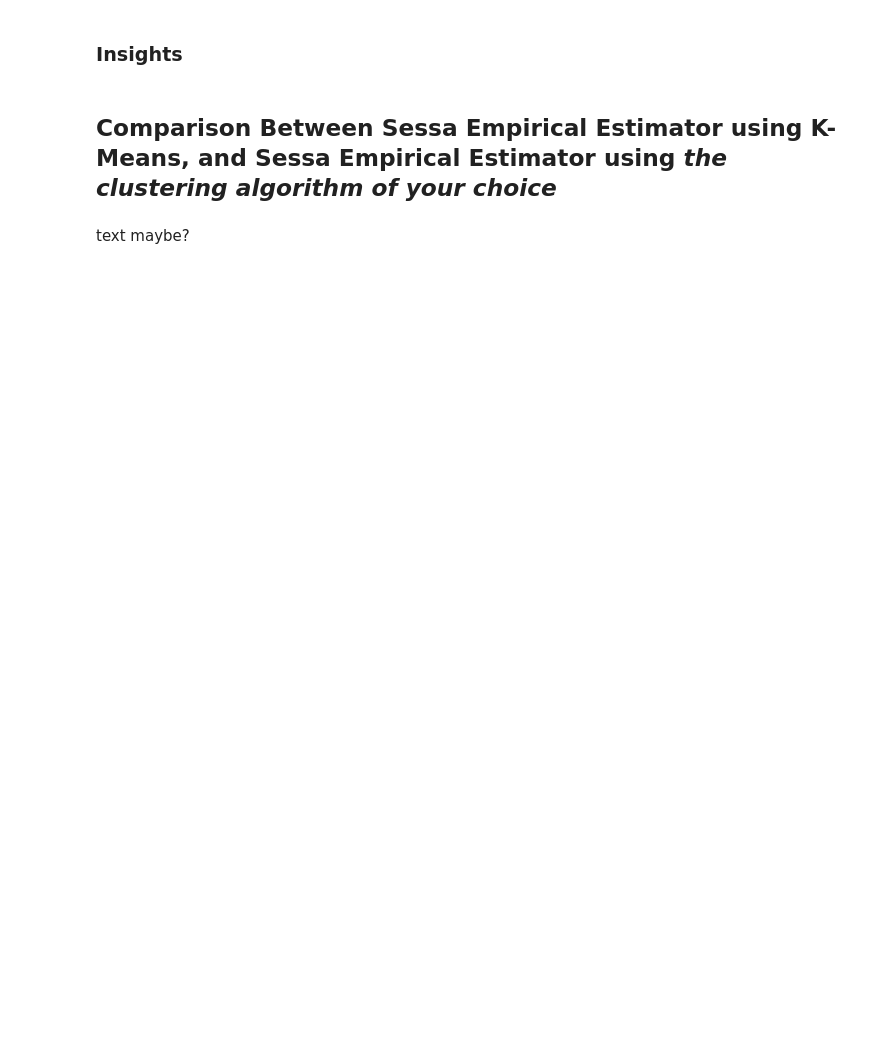
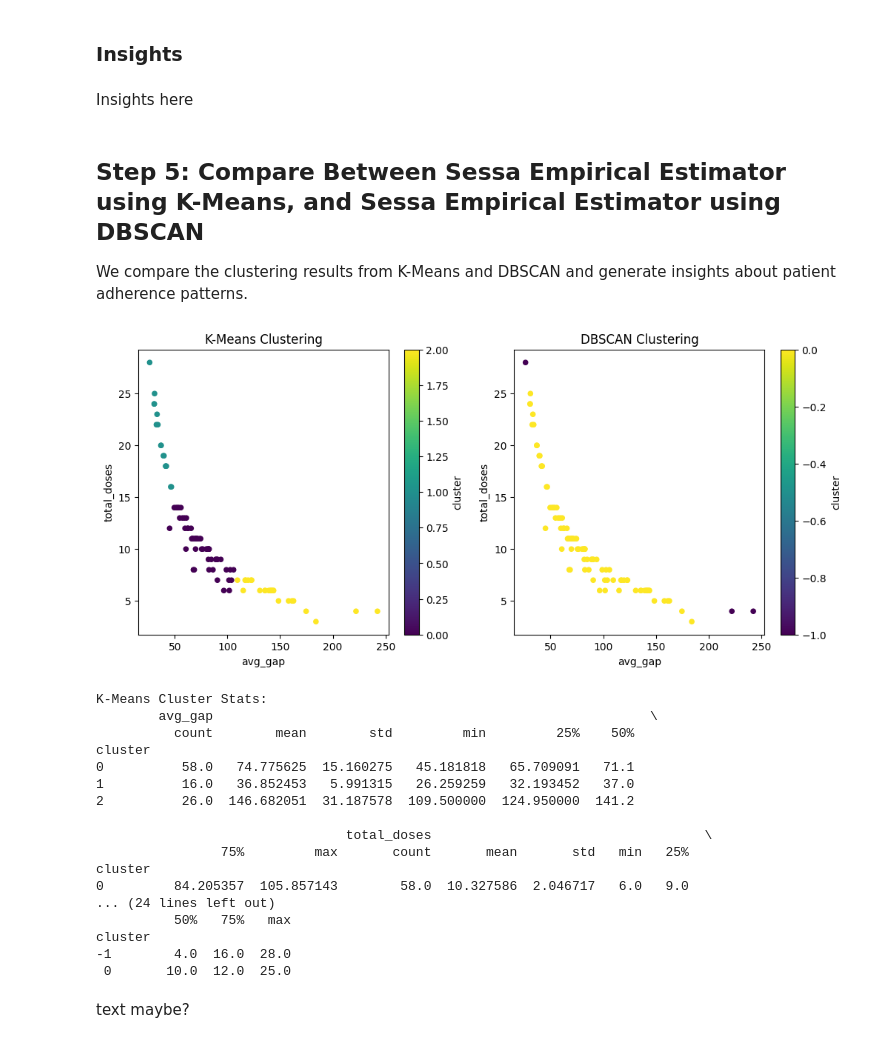
Before and after one commit to CTRL-JUJU/SEE, a Jupyter notebook: SEE.ipynb, the cells around one changed output. Saved outputs shown, nothing was run; the diff lists cells and outputs as text; code cells hidden in the pictures; blank space fills up the shorter version.

```diff
--- a/SEE.ipynb
+++ b/SEE.ipynb
@@ -84,0 +94,10 @@ def sessa_empirical_estimator(df, atc_code):
+# %%
+# Load the med.events dataset
+raw_df = pd.read_csv("med_events.csv")
+
+# Convert DATE column to datetime
+raw_df['DATE'] = pd.to_datetime(raw_df['DATE'], format='%m/%d/%Y')
+
+print("Med.Events Data Sample:")
+print(raw_df.head())
+print(raw_df.dtypes)
@@ -84,0 +121,5 @@ def sessa_empirical_estimator(df, atc_code):
+# %%
+# Calculate adherence metrics
+adherence_df = calculate_adherence(raw_df)
+print("\nAdherence Metrics:")
+print(adherence_df.head())
@@ -85,2 +137,5 @@ def sessa_empirical_estimator(df, atc_code):
+# %%
+# Perform clustering
+kmeans_results = cluster_kmeans(adherence_df[['avg_gap', 'total_doses']])
 # %% [markdown]
 ### Insights
@@ -91,6 +147,34 @@ def sessa_empirical_estimator(df, atc_code):
+# %%
+# Perform clustering
+dbscan_results = cluster_dbscan(adherence_df[['avg_gap', 'total_doses']])
 # %% [markdown]
 ### Insights
+# %% [markdown]
+Insights here
 # %% [markdown]
-## Comparison Between Sessa Empirical Estimator using K-Means, and Sessa Empirical Estimator using *the clustering algorithm of your choice*
+## Step 5: Compare Between Sessa Empirical Estimator using K-Means, and Sessa Empirical Estimator using DBSCAN
+We compare the clustering results from K-Means and DBSCAN and generate insights about patient adherence patterns.
+# %%
+# Compare results
+compare_clusters(kmeans_results, dbscan_results)
+# %% [output]
+[figure, added]
+K-Means Cluster Stats:
+        avg_gap                                                        \
+          count        mean        std         min         25%    50%
+cluster
+0          58.0   74.775625  15.160275   45.181818   65.709091   71.1
+1          16.0   36.852453   5.991315   26.259259   32.193452   37.0
+2          26.0  146.682051  31.187578  109.500000  124.950000  141.2
+
+                                total_doses                                   \
+                75%         max       count       mean       std   min   25%
+cluster
+0         84.205357  105.857143        58.0  10.327586  2.046717   6.0   9.0
+... (24 lines left out)
+          50%   75%   max
+cluster
+-1        4.0  16.0  28.0
+ 0       10.0  12.0  25.0
 # %% [markdown]
 text maybe?
```
Also changed, not shown: parts of 15 cells of this notebook, 6 other files.
